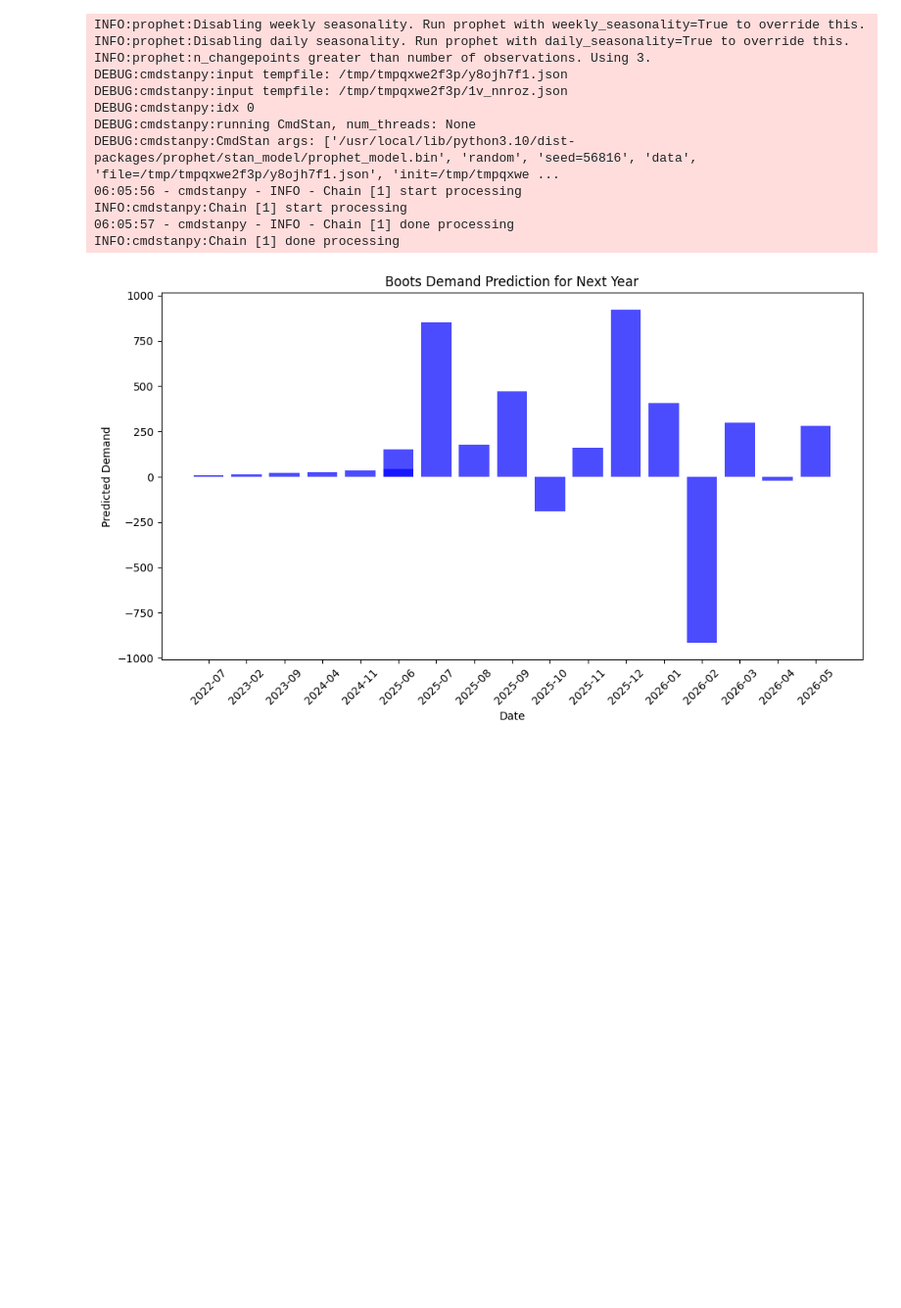
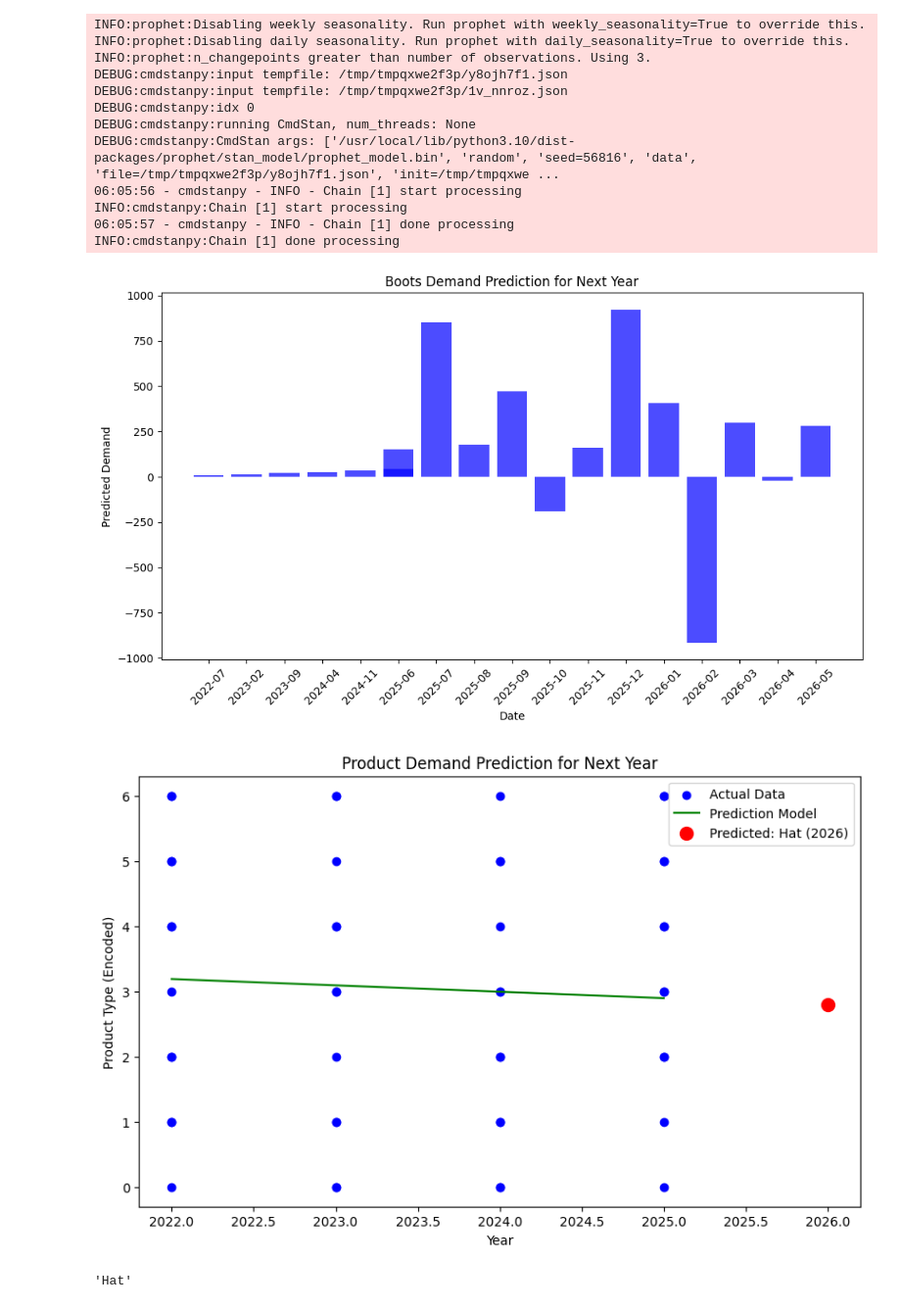
Before and after one commit to KinzaAslam/ClothingAnalytics, a Jupyter notebook: PA.ipynb, the cells around one changed output. Shown at 98% size. Saved outputs shown, nothing was run; the diff lists cells and outputs as text; code cells hidden in the pictures; blank space fills up the shorter version.

```diff
--- a/PA.ipynb
+++ b/PA.ipynb
@@ -462,3 +422,75 @@ INFO:cmdstanpy:Chain [1] start processing
 06:05:57 - cmdstanpy - INFO - Chain [1] done processing
 INFO:cmdstanpy:Chain [1] done processing
 [figure]
+# %%
+# Required Libraries
+import pandas as pd
+import matplotlib.pyplot as plt
+from sklearn.model_selection import train_test_split
+from sklearn.linear_model import LinearRegression
+from sklearn.preprocessing import LabelEncoder
+
+# Data from the provided table
+data = {
+    'Date': [
+        '1/1/2022', '2/1/2022', '3/1/2022', '4/1/2022', '5/1/2022', '6/1/2022', '7/1/2022', '8/1/2022',
+        '9/1/2022', '10/1/2022', '11/1/2022', '12/1/2022', '1/1/2023', '2/1/2023', '3/1/2023', '4/1/2023',
+        '5/1/2023', '6/1/2023', '7/1/2023', '8/1/2023', '9/1/2023', '10/1/2023', '11/1/2023', '12/1/2023',
+        '1/1/2024', '2/1/2024', '3/1/2024', '4/1/2024', '5/1/2024', '6/1/2024', '7/1/2024', '8/1/2024',
+        '9/1/2024', '10/1/2024', '11/1/2024', '12/1/2024', '1/1/2025', '2/1/2025', '3/1/2025', '4/1/2025',
+        '5/1/2025', '6/1/2025', '7/1/2025', '8/1/2025', '9/1/2025', '10/1/2025', '11/1/2025', '12/1/2025'
+    ],
+    'Type': [
+        'Coat', 'Jacket', 'Sweater', 'Scarf', 'Gloves', 'Hat', 'Boots', 'Coat', 'Jacket', 'Sweater', 'Scarf',
+        'Gloves', 'Hat', 'Boots', 'Coat', 'Jacket', 'Sweater', 'Scarf', 'Gloves', 'Hat', 'Boots', 'Coat',
+        'Jacket', 'Sweater', 'Scarf', 'Gloves', 'Hat', 'Boots', 'Coat', 'Jacket', 'Sweater', 'Scarf', 'Gloves',
+        'Hat', 'Boots', 'Coat', 'Jacket', 'Sweater', 'Scarf', 'Gloves', 'Hat', 'Boots', 'Coat', 'Jacket',
+        'Sweater', 'Scarf', 'Gloves', 'Hat'
+    ]
+}
+
+# Creating a DataFrame
+df = pd.DataFrame(data)
+
+# Convert Date to datetime
+df['Date'] = pd.to_datetime(df['Date'])
+
+# Encoding product types to numeric values
+le = LabelEncoder()
+df['Type_Encoded'] = le.fit_transform(df['Type'])
+
+# Extracting features and target
+df['Year'] = df['Date'].dt.year
+X = df[['Year']]
+y = df['Type_Encoded']
+
+# Splitting the data into training and testing sets
+X_train, X_test, y_train, y_test = train_test_split(X, y, test_size=0.2, random_state=42)
+
+# Applying Linear Regression
+model = LinearRegression()
+model.fit(X_train, y_train)
+
+# Predicting for the next year
+next_year = pd.DataFrame({'Year': [2026]})
+predicted_type_encoded = model.predict(next_year)
+predicted_type = le.inverse_transform([int(round(predicted_type_encoded[0]))])[0]
+
+# Plotting the historical data with the prediction
+plt.figure(figsize=(10, 6))
+plt.scatter(df['Year'], df['Type_Encoded'], color='blue', label='Actual Data')
+plt.plot(df['Year'], model.predict(X), color='green', label='Prediction Model')
+
+# Highlighting the prediction for the next year
+plt.scatter(next_year['Year'], predicted_type_encoded, color='red', label=f'Predicted: {predicted_type} (2026)', s=100)
+
+plt.title('Product Demand Prediction for Next Year')
+plt.xlabel('Year')
+plt.ylabel('Product Type (Encoded)')
+plt.legend()
+plt.show()
+
+predicted_type
+# %% [output]
+[figure, added]
+'Hat'
```
Also changed, not shown: parts of 1 cell of this notebook.
